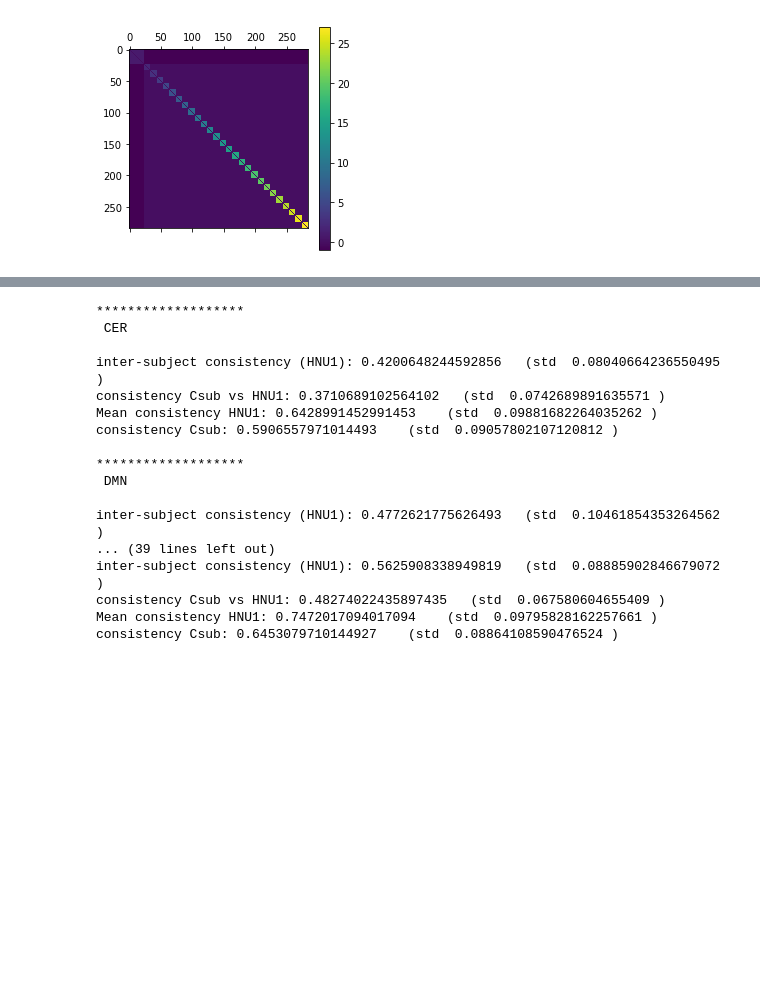
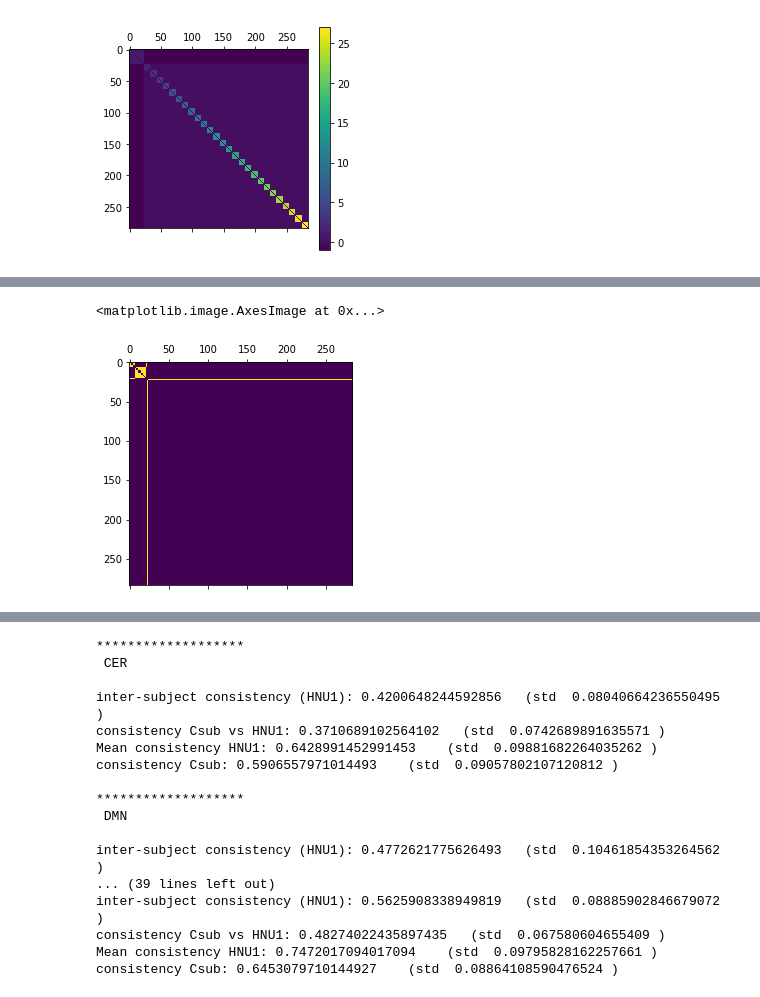
Before and after one commit to SIMEXP/cdip_human_phantom, a Jupyter notebook: notebooks/stats_fingerprinting.ipynb, the cells around one changed output, grey strips where cells are left out. Drawn from its saved outputs; the diff is of its cells as text; code cells hidden in the pictures; blank space fills up the shorter version.

```diff
--- a/notebooks/stats_fingerprinting.ipynb
+++ b/notebooks/stats_fingerprinting.ipynb
@@ -117,0 +143,5 @@ plt.colorbar()
+# %%
+plt.matshow(all_within_scanner)
+# %% [output]
+<matplotlib.image.AxesImage at 0x...>
+[figure, added]
```
Also changed, not shown: parts of 20 cells of this notebook.
